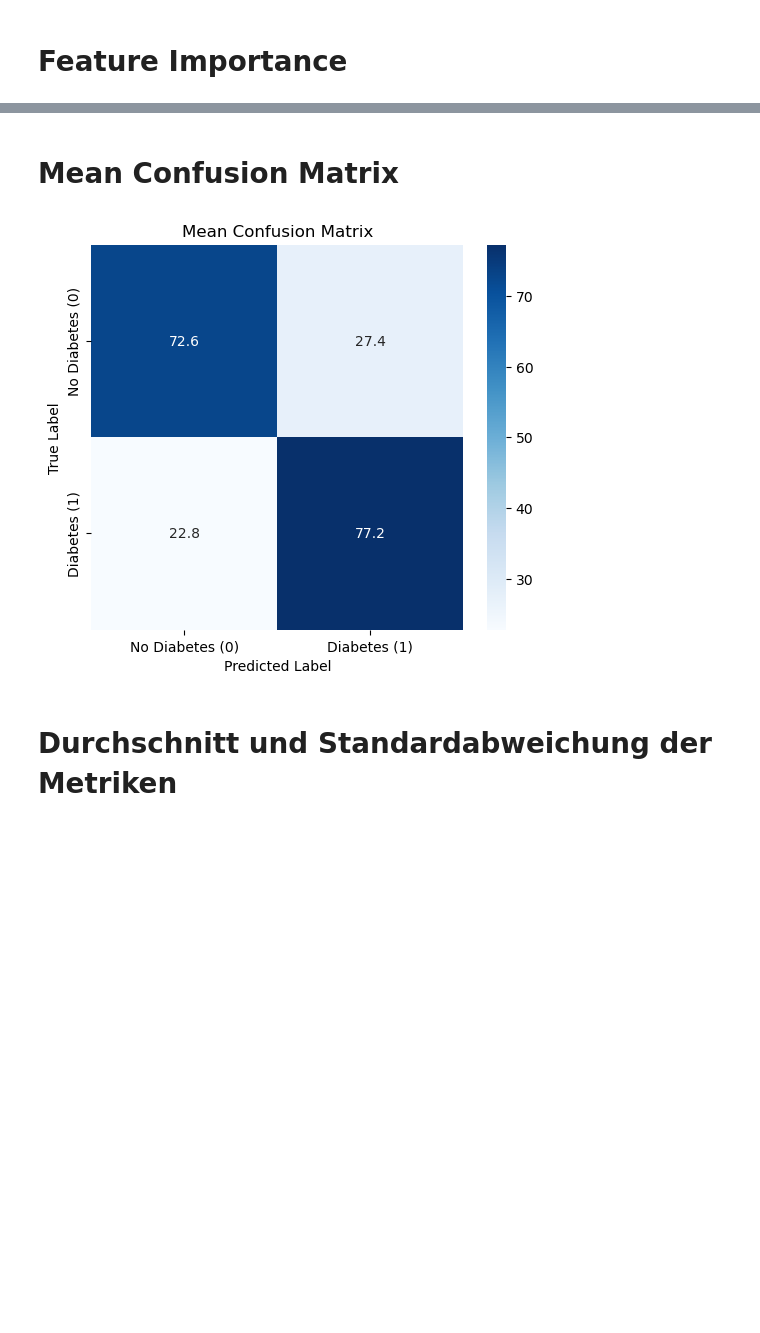
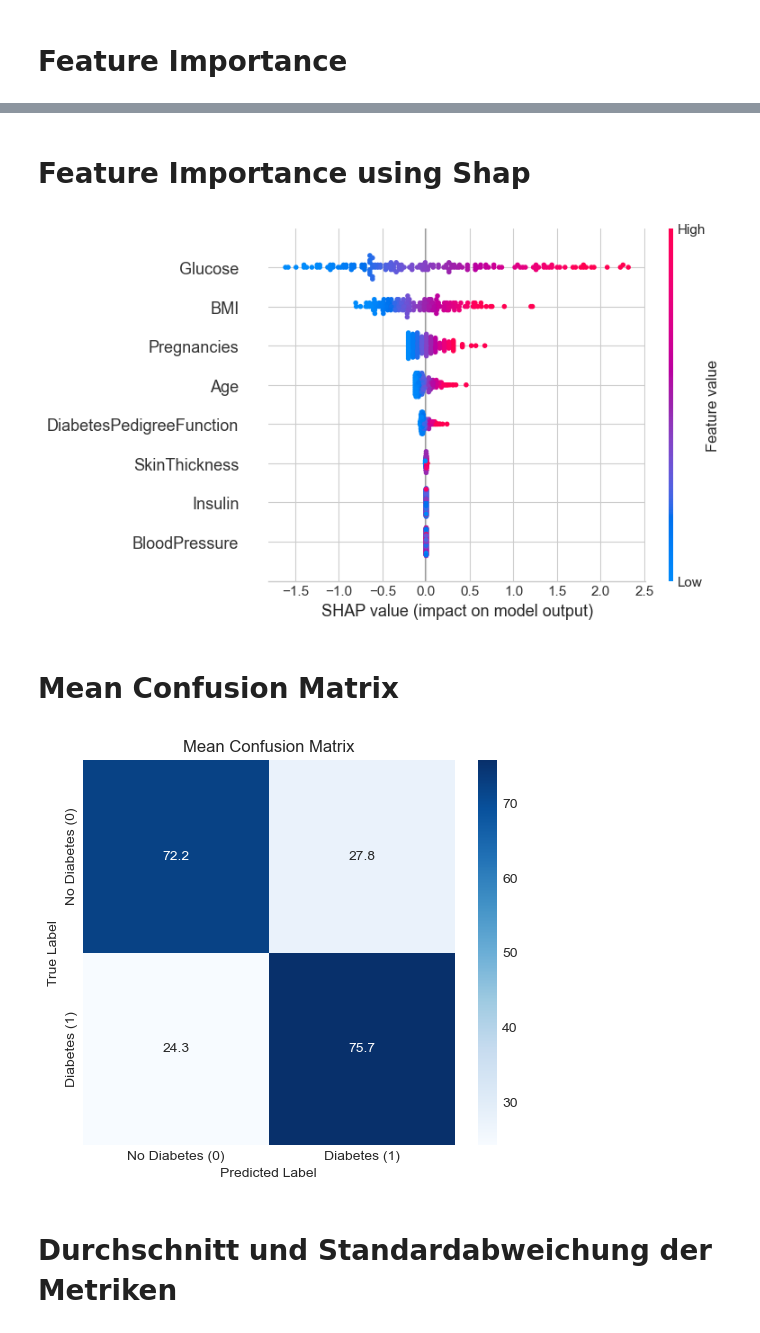
Before and after one commit to mettlrob/FoDS-Diabetes-Diagnosis, a Jupyter notebook: ML_Models/log_reg/log_reg.ipynb, the cells around one changed output, grey strips where cells are left out. Cells and saved outputs as stored; diff of their text form; code cells hidden in the pictures; blank space fills up the shorter version.

```diff
--- a/ML_Models/log_reg/log_reg.ipynb
+++ b/ML_Models/log_reg/log_reg.ipynb
@@ -231,3 +232,33 @@ dtype: float64
+# %% [markdown]
+# Feature Importance using Shap
+# %%
+# SHAP Explainer für lineare Modelle
+explainer = shap.LinearExplainer(best_model, X_train, feature_perturbation="interventional")
+
+# SHAP-Werte berechnen (für jede Test-Instanz und jedes Feature)
+shap_values = explainer.shap_values(X_test)
+
+# Globale Feature-Bedeutung (Bar-Plot)
+#shap.summary_plot(shap_values, X_test, plot_type="bar")
+
+
+# Style setzen (optional, für grauen Hintergrund)
+plt.style.use('seaborn-v0_8-whitegrid')
+
+# Beeswarm-Plot
+shap.summary_plot(
+    shap_values,          # SHAP-Werte für positive Klasse
+    X_test,               # DataFrame mit Feature-Spalten
+    show=False,           # Disable Auto Show
+    plot_type='dot',      # 'dot' ist Default – kann weggelassen werden
+    color_bar_label='Feature value',
+    title='SHAP Summary (Beeswarm plot)'
+)
+
+
+plt.savefig('../../output/Log_R_output/Shap_feature_importance_LogR.png')
+# %% [output]
+[figure, added]
 # %% [markdown]
 # Mean Confusion Matrix
 # %%
@@ -245,7 +276,7 @@ plt.ylabel('True Label')
 plt.title('Mean Confusion Matrix')
 plt.show()
 # %% [output]
-[figure, old version]
+[figure, new version]
 # %% [markdown]
 # Durchschnitt und Standardabweichung der Metriken
 # %%
```
Also changed, not shown: parts of 7 cells of this notebook, 3 other files.
